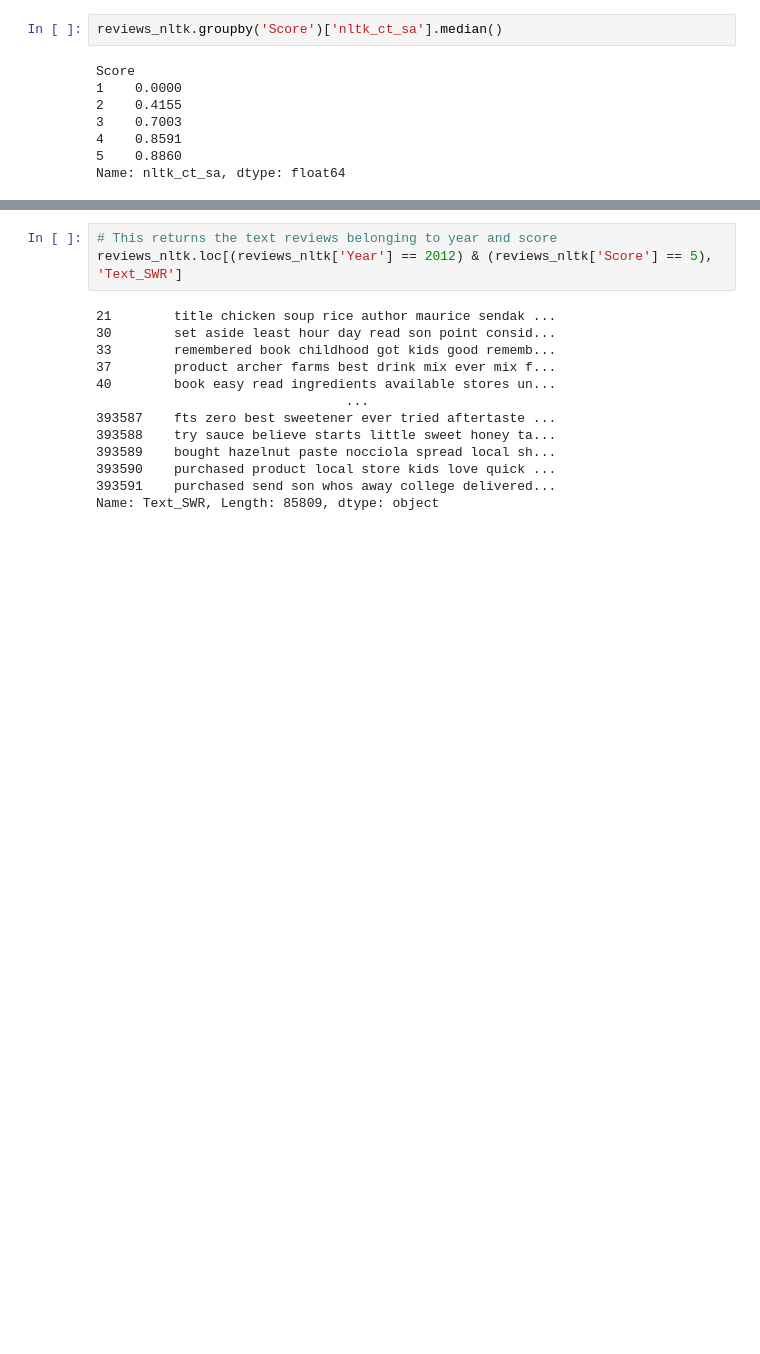
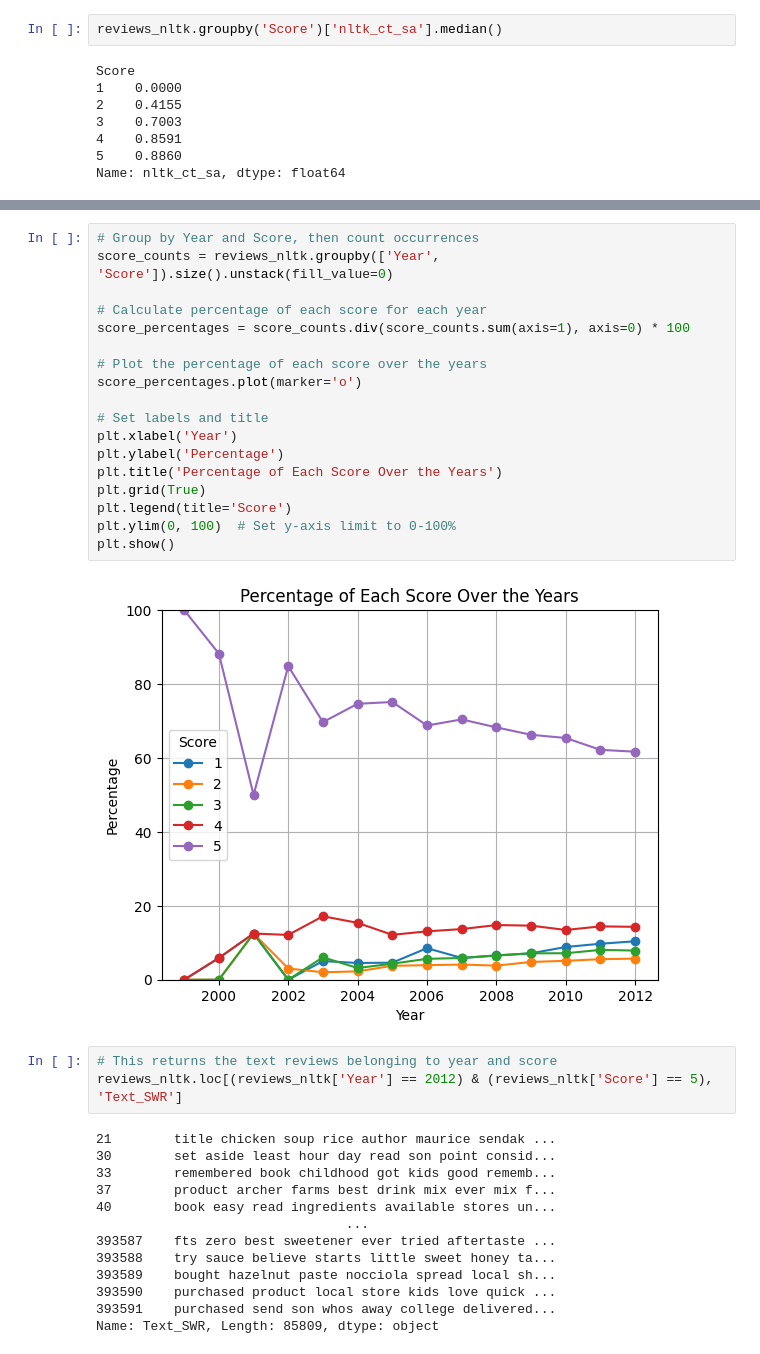
Before and after one commit to jordiburg/capstoneproj, a Jupyter notebook: data_insights_nltk.ipynb, the cells around one changed output, grey strips where cells are left out. Saved outputs shown, nothing was run; the diff lists cells and outputs as text; blank space fills up the shorter version.

```diff
--- a/data_insights_nltk.ipynb
+++ b/data_insights_nltk.ipynb
@@ -90,3 +145,23 @@ plt.show()
+# %%
+# Group by Year and Score, then count occurrences
+score_counts = reviews_nltk.groupby(['Year', 'Score']).size().unstack(fill_value=0)
+
+# Calculate percentage of each score for each year
+score_percentages = score_counts.div(score_counts.sum(axis=1), axis=0) * 100
+
+# Plot the percentage of each score over the years
+score_percentages.plot(marker='o')
+
+# Set labels and title
+plt.xlabel('Year')
+plt.ylabel('Percentage')
+plt.title('Percentage of Each Score Over the Years')
+plt.grid(True)
+plt.legend(title='Score')
+plt.ylim(0, 100)  # Set y-axis limit to 0-100%
+plt.show()
+# %% [output]
+[figure, added]
 # %%
 # This returns the text reviews belonging to year and score
 reviews_nltk.loc[(reviews_nltk['Year'] == 2012) & (reviews_nltk['Score'] == 5), 'Text_SWR']
```
Also changed, not shown: parts of 10 cells of this notebook, 9 other files.
